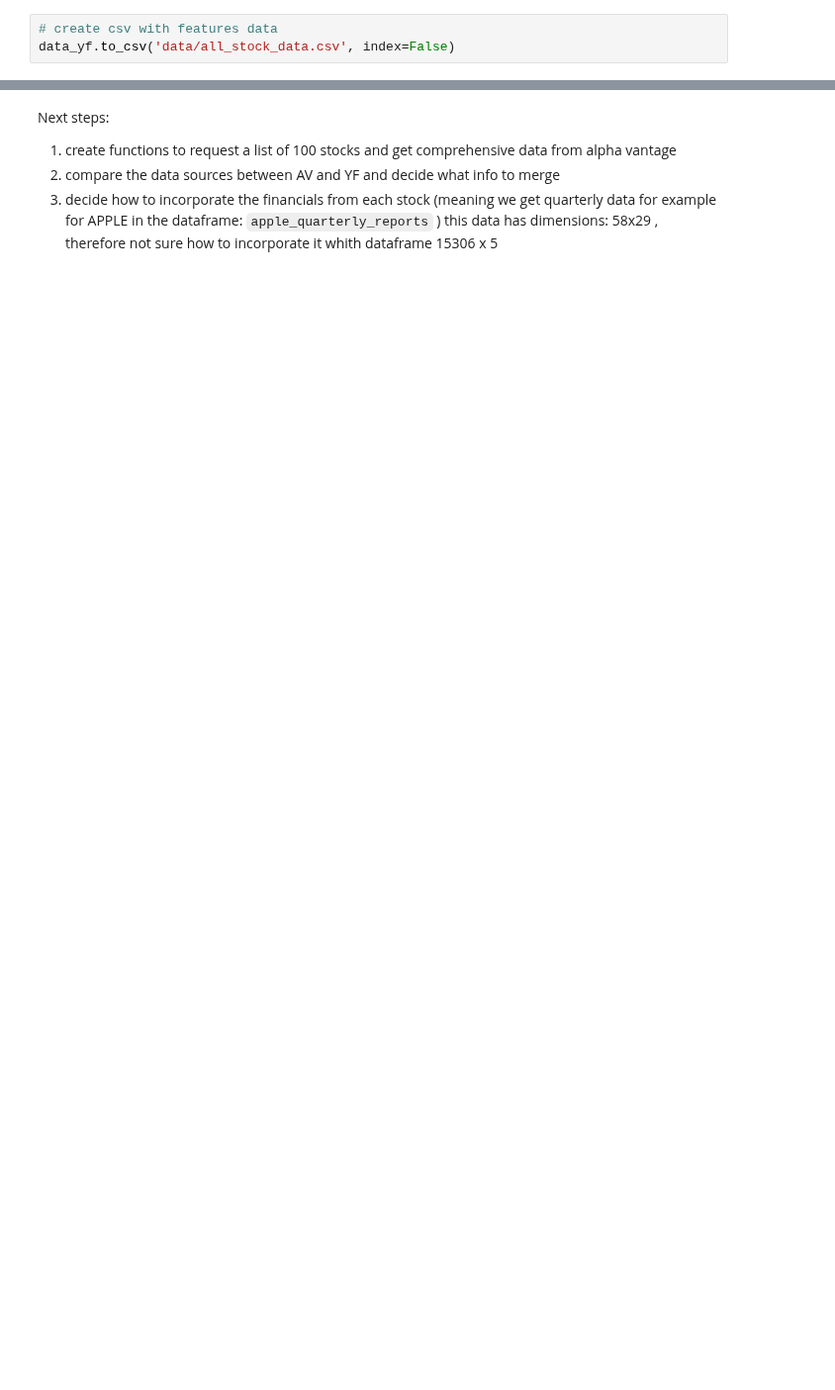
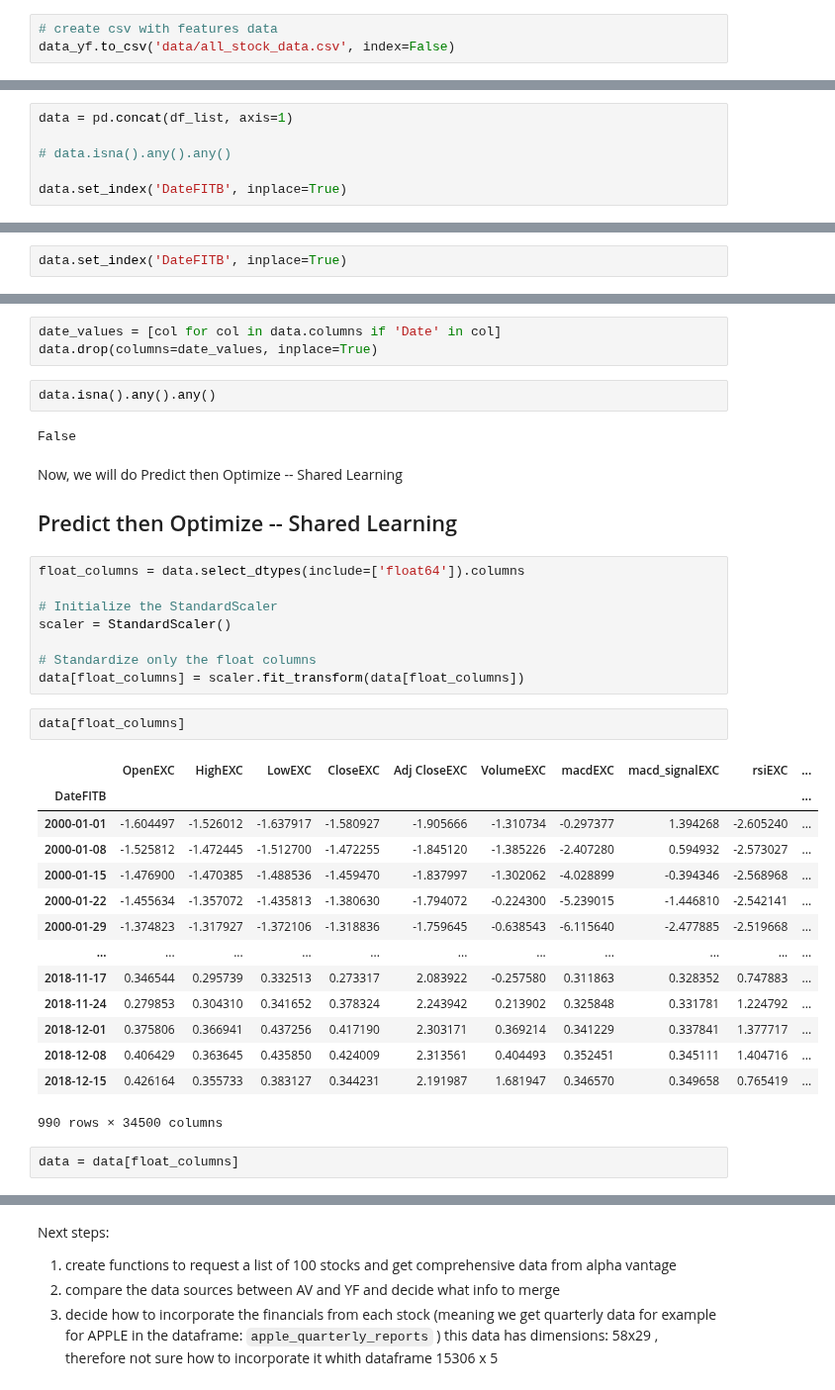
Before and after one commit to luitelshreejal/investment_allocation, a Jupyter notebook: main.ipynb, the cells around one changed output, grey strips where cells are left out. Shown at 99% size. Saved outputs shown, nothing was run; the diff lists cells and outputs as text; blank space fills up the shorter version.

Commit message:
added the Predict then optimize shared model to it!

```diff
--- a/main.ipynb
+++ b/main.ipynb
@@ -357,0 +444,6 @@ data_yf.to_csv('data/all_stock_data.csv', index=False)
+# %%
+data = pd.concat(df_list, axis=1)
+
+# data.isna().any().any()
+
+data.set_index('DateFITB', inplace=True)
@@ -357,0 +492,2 @@ data_yf.to_csv('data/all_stock_data.csv', index=False)
+# %%
+data.set_index('DateFITB', inplace=True)
@@ -357,0 +505,38 @@ data_yf.to_csv('data/all_stock_data.csv', index=False)
+# %%
+date_values = [col for col in data.columns if 'Date' in col]
+data.drop(columns=date_values, inplace=True)
+# %%
+data.isna().any().any()
+# %% [output]
+False
+# %% [markdown]
+Now, we will do Predict then Optimize -- Shared Learning
+
+<h2> Predict then Optimize -- Shared Learning</h2>
+# %%
+float_columns = data.select_dtypes(include=['float64']).columns
+
+# Initialize the StandardScaler
+scaler = StandardScaler()
+
+# Standardize only the float columns
+data[float_columns] = scaler.fit_transform(data[float_columns])
+# %%
+data[float_columns]
+# %% [output]
+|  | OpenEXC | HighEXC | LowEXC | CloseEXC | Adj CloseEXC | VolumeEXC | macdEXC | macd_signalEXC | rsiEXC | ... |
+| DateFITB |  |  |  |  |  |  |  |  |  | ... |
+| 2000-01-01 | -1.604497 | -1.526012 | -1.637917 | -1.580927 | -1.905666 | -1.310734 | -0.297377 | 1.394268 | -2.605240 | ... |
+| 2000-01-08 | -1.525812 | -1.472445 | -1.512700 | -1.472255 | -1.845120 | -1.385226 | -2.407280 | 0.594932 | -2.573027 | ... |
+| 2000-01-15 | -1.476900 | -1.470385 | -1.488536 | -1.459470 | -1.837997 | -1.302062 | -4.028899 | -0.394346 | -2.568968 | ... |
+| 2000-01-22 | -1.455634 | -1.357072 | -1.435813 | -1.380630 | -1.794072 | -0.224300 | -5.239015 | -1.446810 | -2.542141 | ... |
+| 2000-01-29 | -1.374823 | -1.317927 | -1.372106 | -1.318836 | -1.759645 | -0.638543 | -6.115640 | -2.477885 | -2.519668 | ... |
+| ... | ... | ... | ... | ... | ... | ... | ... | ... | ... | ... |
+| 2018-11-17 | 0.346544 | 0.295739 | 0.332513 | 0.273317 | 2.083922 | -0.257580 | 0.311863 | 0.328352 | 0.747883 | ... |
+| 2018-11-24 | 0.279853 | 0.304310 | 0.341652 | 0.378324 | 2.243942 | 0.213902 | 0.325848 | 0.331781 | 1.224792 | ... |
+| 2018-12-01 | 0.375806 | 0.366941 | 0.437256 | 0.417190 | 2.303171 | 0.369214 | 0.341229 | 0.337841 | 1.377717 | ... |
+| 2018-12-08 | 0.406429 | 0.363645 | 0.435850 | 0.424009 | 2.313561 | 0.404493 | 0.352451 | 0.345111 | 1.404716 | ... |
+| 2018-12-15 | 0.426164 | 0.355733 | 0.383127 | 0.344231 | 2.191987 | 1.681947 | 0.346570 | 0.349658 | 0.765419 | ... |
+990 rows × 34500 columns
+# %%
+data = data[float_columns]
```
Also changed, not shown: parts of 29 cells of this notebook.
